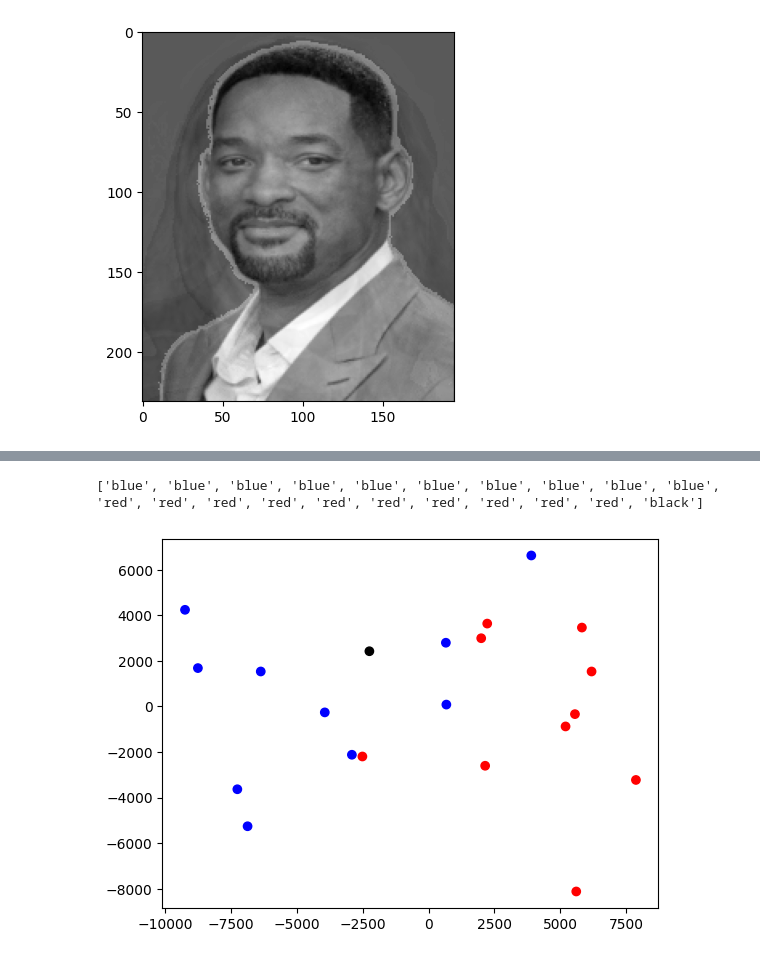
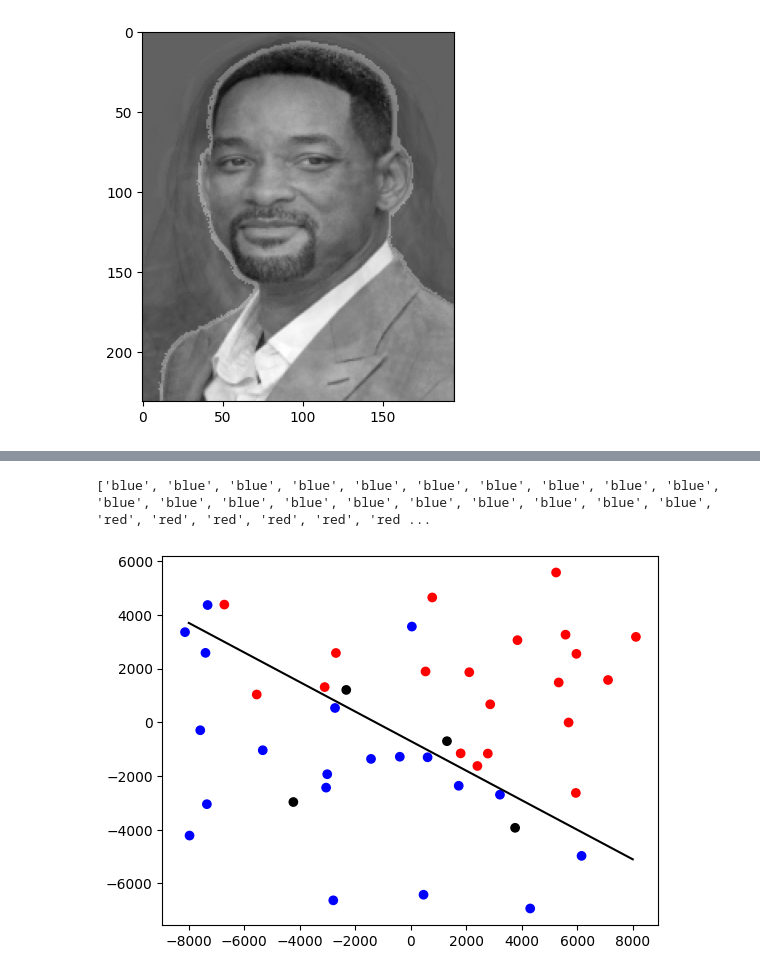
Before and after one commit to PedroPHC25/AL_Trabalho_A2, a Jupyter notebook: eigenswift.ipynb, the cells around one changed output, grey strips where cells are left out. Saved outputs shown, nothing was run; the diff lists cells and outputs as text; code cells hidden in the pictures.

```diff
--- a/eigenswift.ipynb
+++ b/eigenswift.ipynb
@@ -151,34 +156,38 @@ for image_name in os.listdir(training_set):
     image_path = os.path.join(training_set, image_name)
 
     img = cv2.imread(image_path)
     img = cv2.cvtColor(img, cv2.COLOR_BGR2GRAY)
     img = np.array(img)
     img = img.flatten()
     img = img - mean_train_face
     coordinates_new = np.dot(dois_maiores_PCAs, img)
     coordinates.append(coordinates_new)
 
 # Transpose the list of coordinates for plotting
 # Generate Colors for Plotting
 colors = []
 iteracao = 1
 for number in range(len(coordinates)):
-    if iteracao <= 10:
+    if iteracao <= 20:
         colors.append("blue")
         iteracao += 1
-    elif iteracao <= 20:
+    elif iteracao <= 40:
         colors.append("red")
         iteracao += 1
     else:
         colors.append("black")
         iteracao += 1
 
 coordinates = np.array(coordinates).T
 
 print(colors)
 
+x_line = np.linspace(-8000, 8000, 100)
+y_line = -0.55*x_line - 700
+
 plt.scatter(coordinates[0], coordinates[1], c=colors)
+plt.plot(x_line, y_line, color = "black")
 plt.show()
 # %% [output]
-['blue', 'blue', 'blue', 'blue', 'blue', 'blue', 'blue', 'blue', 'blue', 'blue', 'red', 'red', 'red', 'red', 'red', 'red', 'red', 'red', 'red', 'red', 'black']
+['blue', 'blue', 'blue', 'blue', 'blue', 'blue', 'blue', 'blue', 'blue', 'blue', 'blue', 'blue', 'blue', 'blue', 'blue', 'blue', 'blue', 'blue', 'blue', 'blue', 'red', 'red', 'red', 'red', 'red', 'red ...
-[figure, old version]
+[figure, new version]
```
Also changed, not shown: parts of 7 cells of this notebook.
